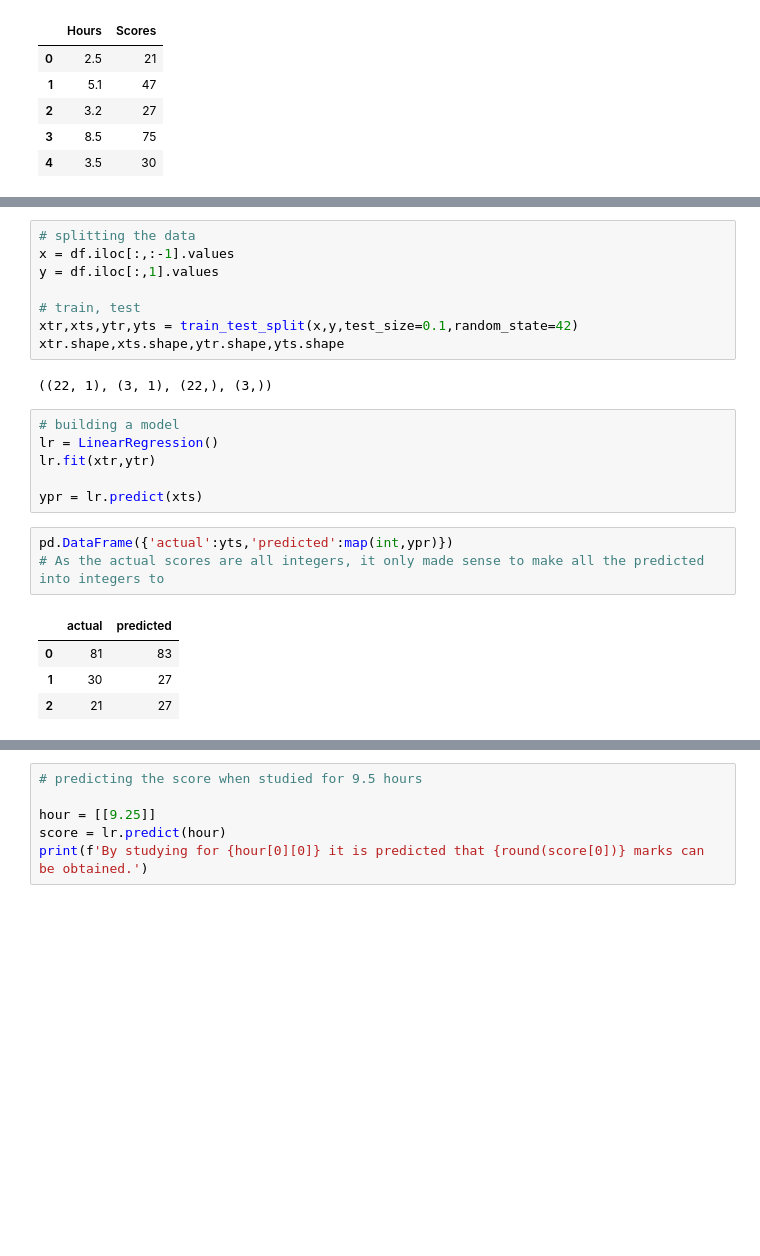
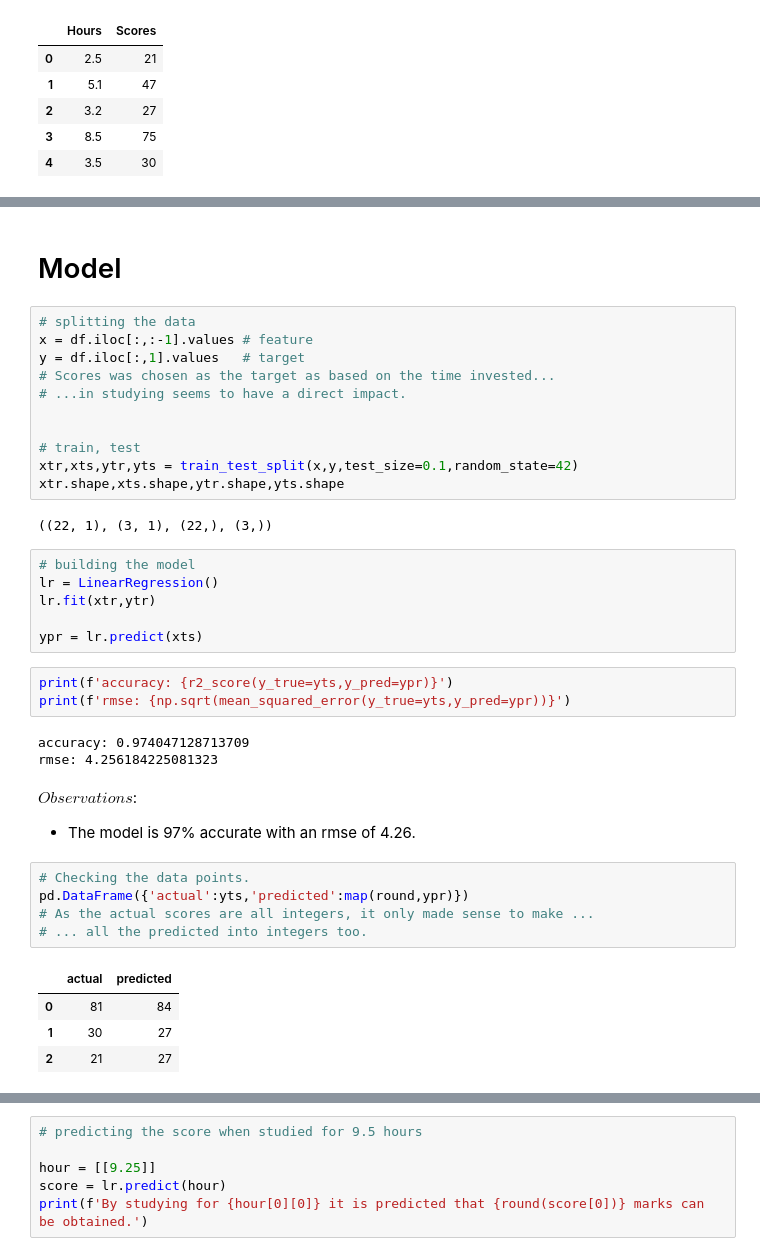
Before and after one commit to kumarashutosh22/The-Spark, a Jupyter notebook: Spark_Supervised_ML.ipynb, the cells around one changed output, grey strips where cells are left out. Drawn from its saved outputs; the diff is of its cells as text; blank space fills up the shorter version.

```diff
--- a/Spark_Supervised_ML.ipynb
+++ b/Spark_Supervised_ML.ipynb
@@ -54,7 +157,12 @@ plt.show()
+# %% [markdown]
+# Model
 # %%
 # splitting the data
-x = df.iloc[:,:-1].values
-y = df.iloc[:,1].values
+x = df.iloc[:,:-1].values # feature
+y = df.iloc[:,1].values   # target
+# Scores was chosen as the target as based on the time invested...
+# ...in studying seems to have a direct impact.
+
 
 # train, test
 xtr,xts,ytr,yts = train_test_split(x,y,test_size=0.1,random_state=42)
@@ -62,17 +170,28 @@ xtr.shape,xts.shape,ytr.shape,yts.shape
 # %% [output]
 ((22, 1), (3, 1), (22,), (3,))
 # %%
-# building a model
+# building the model
 lr = LinearRegression()
 lr.fit(xtr,ytr)
 
 ypr = lr.predict(xts)
+# %%
+print(f'accuracy: {r2_score(y_true=yts,y_pred=ypr)}')
+print(f'rmse: {np.sqrt(mean_squared_error(y_true=yts,y_pred=ypr))}')
+# %% [output]
+accuracy: 0.974047128713709
+rmse: 4.256184225081323
+# %% [markdown]
+**$Observations$**:
+- The model is 97% accurate with an rmse of 4.26.
 # %%
-pd.DataFrame({'actual':yts,'predicted':map(int,ypr)})
-# As the actual scores are all integers, it only made sense to make all the predicted into integers to
+# Checking the data points.
+pd.DataFrame({'actual':yts,'predicted':map(round,ypr)})
+# As the actual scores are all integers, it only made sense to make ...
+# ... all the predicted into integers too.
 # %% [output]
 |  | actual | predicted |
-| 0 | 81 | 83 |
+| 0 | 81 | 84 |
 | 1 | 30 | 27 |
 | 2 | 21 | 27 |
 # %%
```
Also changed, not shown: parts of 36 cells of this notebook.
